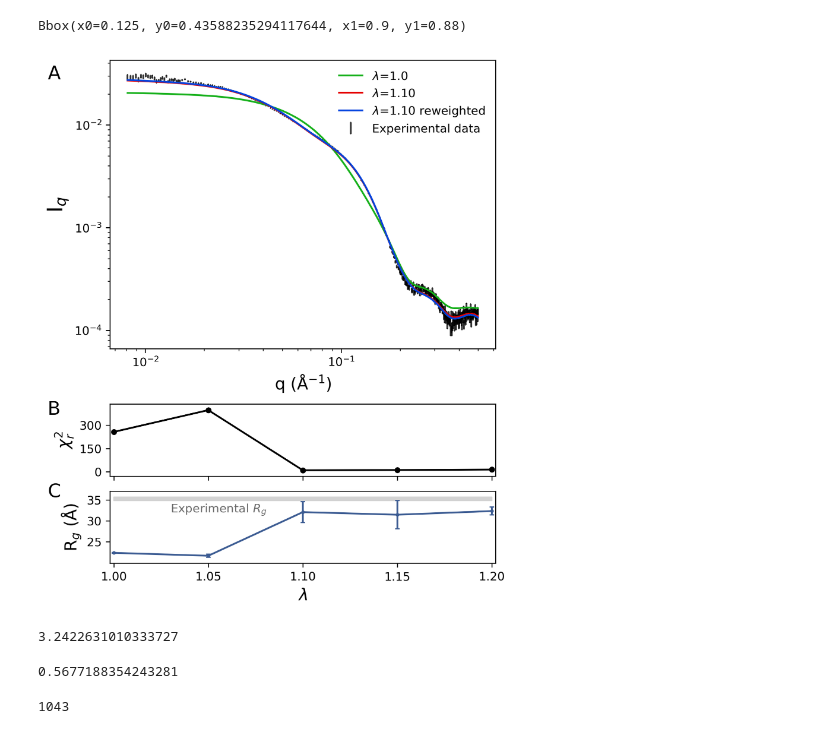
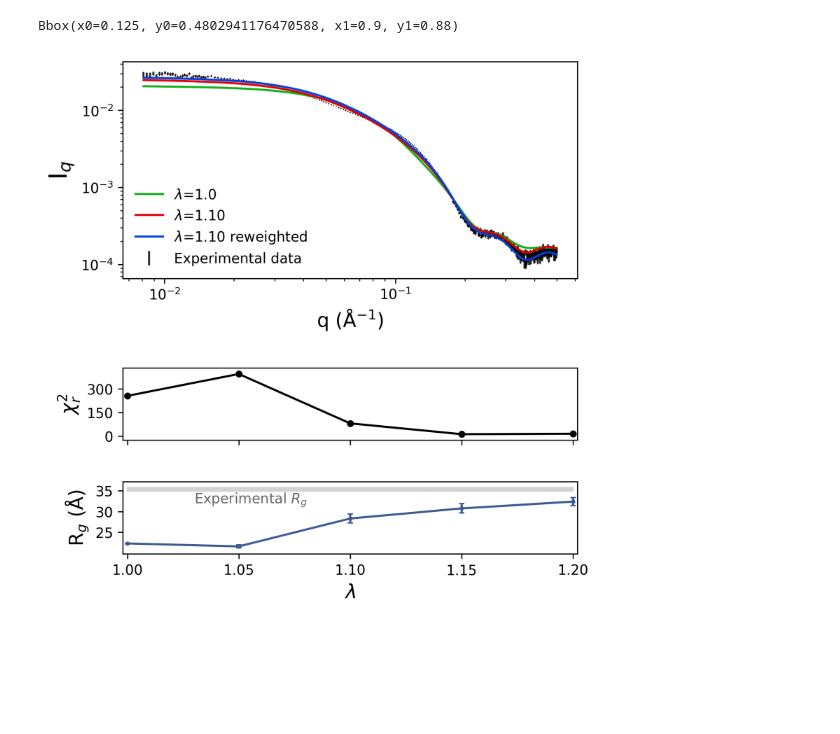
Before and after one commit to gcourtade/papers, a Jupyter notebook: 2022/ScLPMO10C-linkers/SAXS/fitting-plots_2.ipynb, the cells around one changed output. Saved outputs shown, nothing was run; the diff lists cells and outputs as text; code cells hidden in the pictures; blank space fills up the shorter version.

Commit message:
Updated data

```diff
--- a/2022/ScLPMO10C-linkers/SAXS/fitting-plots_2.ipynb
+++ b/2022/ScLPMO10C-linkers/SAXS/fitting-plots_2.ipynb
@@ -7,7 +7,7 @@ from matplotlib.ticker import FormatStrFormatter
 from matplotlib import gridspec
 
 
-file_list = ['data_WT_saxs_1.0.dat','data_WT_saxs_1.10.dat']
+file_list = ['data_WT_saxs_1.0.dat','data_WT-1.10_05122022.dat']
 
 c1 = sns.xkcd_rgb["black"]
 c2 = sns.xkcd_rgb["red"]
@@ -18,7 +18,7 @@ c6 = sns.xkcd_rgb["blue"]
 c7 = sns.xkcd_rgb["denim blue"]
 color_list = [c1,c2,c3,c4,c5,c6]
 
-fig, ax = plt.subplots(nrows=3, ncols=1, dpi=300,figsize=(5.5,6.5), gridspec_kw=dict(height_ratios=[2,0.5,0.5],hspace=0.2),constrained_layout=True)
+fig, ax = plt.subplots(nrows=3, ncols=1, dpi=300,figsize=(5.5,5.5), gridspec_kw=dict(height_ratios=[1.5,0.5,0.5],hspace=0.2),constrained_layout=True)
 
 
 #plot saxs fitting
@@ -49,38 +49,38 @@ ax[0].legend(frameon=False)
 #plot PW-rescaling assessment
 
 
 SAXS_rg = np.zeros(5) + 35.3
 SAXS_rg_error = np.zeros(5) + 0.4
 thetas = np.array([1.0, 1.05, 1.10,1.15, 1.20])
-M3_rg =np.array([2.233577, 2.163699, 3.209806, 3.146887, 3.235164 ])*10
-M3_rg_err =np.array([0.009194, 0.035357, 0.252614, 0.338387, 0.094529 ])*10
-M3_chi2 = np.array([256.25,395.87,10.52,11.90,14.76])
+M3_rg =np.array([2.233577, 2.163699, 2.831274, 3.073073, 3.235164 ])*10
+M3_rg_err =np.array([0.009194, 0.035357, 0.108571, 0.111684, 0.094529 ])*10
+M3_chi2 = np.array([256.25,395.87,80.91,11.90,14.76])
 ax[1].plot(thetas, M3_chi2, marker='o', markersize=4, color='k', label='M3_chi2')
 ax[1].set_ylabel(r'$\chi^{2}_{r}$', weight='bold', fontsize=14)
 ax[1].set_yticks([0.0,150.0,300.0])
 ax[1].set_xticks(thetas)
 
 #trick to hide labels in ax[1]
 labels = [item.get_text() for item in ax[1].get_xticklabels()]
 empty_string_labels = ['']*len(labels)
 ax[1].set_xticklabels(empty_string_labels)
 ax[1].margins(x=0.01,y=0.1)
 #ax[2].plot(thetas, SAXS_rg, color='black', label='SAXS')
 ax[2].fill_between(thetas, SAXS_rg-SAXS_rg_error, SAXS_rg+SAXS_rg_error, color='lightgrey')
 ax[2].errorbar(thetas, M3_rg, yerr=M3_rg_err, marker='o', markersize=2, capsize=2, color=c7)
 ax[2].set_xlabel(r'$\lambda$', fontsize=14)
 ax[2].set_ylabel(r'R$_{g}$ (Å)', fontsize=14)
 ax[2].set_xticks([1.0,1.05,1.10,1.15,1.20])
 ax[2].set_yticks([25.0,30.0,35.0,40.0])
 ax[2].margins(x=0.01,y=0.1)
 ax[2].text(1.03,32,'Experimental $R_g$', color='dimgray', fontfamily='sans-serif')
 print(ax[0].get_position())
-fig.text(0.01, 0.96, 'A', fontsize=16, fontfamily='sans-serif')
-fig.text(0.01, 0.35, 'B', fontsize=16, fontfamily='sans-serif')
-fig.text(0.01, 0.20, 'C', fontsize=16, fontfamily='sans-serif')
+#fig.text(0.01, 0.96, 'A', fontsize=16, fontfamily='sans-serif')
+#fig.text(0.01, 0.35, 'B', fontsize=16, fontfamily='sans-serif')
+#fig.text(0.01, 0.20, 'C', fontsize=16, fontfamily='sans-serif')
 
 plt.savefig('fitting-plots.png')
 plt.show()
 # %% [output]
-Bbox(x0=0.125, y0=0.43588235294117644, x1=0.9, y1=0.88)
+Bbox(x0=0.125, y0=0.4802941176470588, x1=0.9, y1=0.88)
-[figure, old version]
+[figure, new version]
@@ -94,12 +86,0 @@ std = (sum(w*(rg-mu)**2)/sum(w))**0.5
-# %%
-mu
-# %% [output]
-3.2422631010333727
-# %%
-std
-# %% [output]
-0.5677188354243281
-# %%
-np.argmax(w)
-# %% [output]
-1043
```
Also changed, not shown: parts of 3 cells of this notebook, 46 other files.
